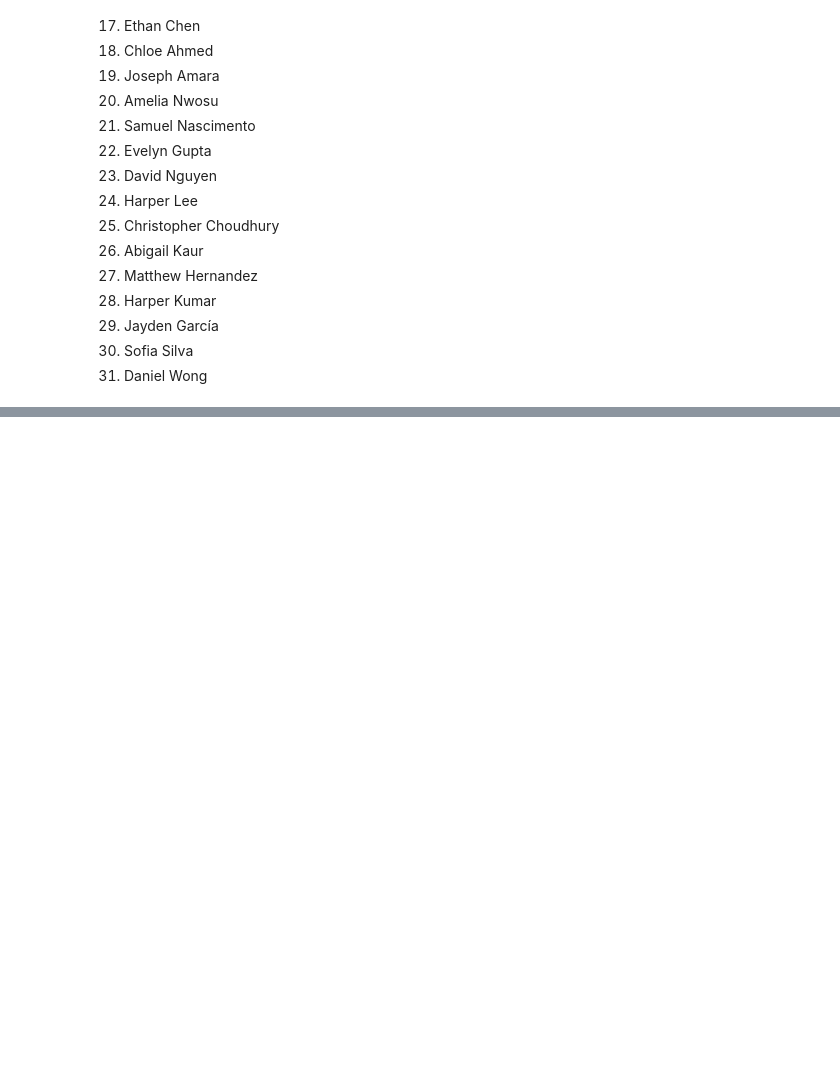
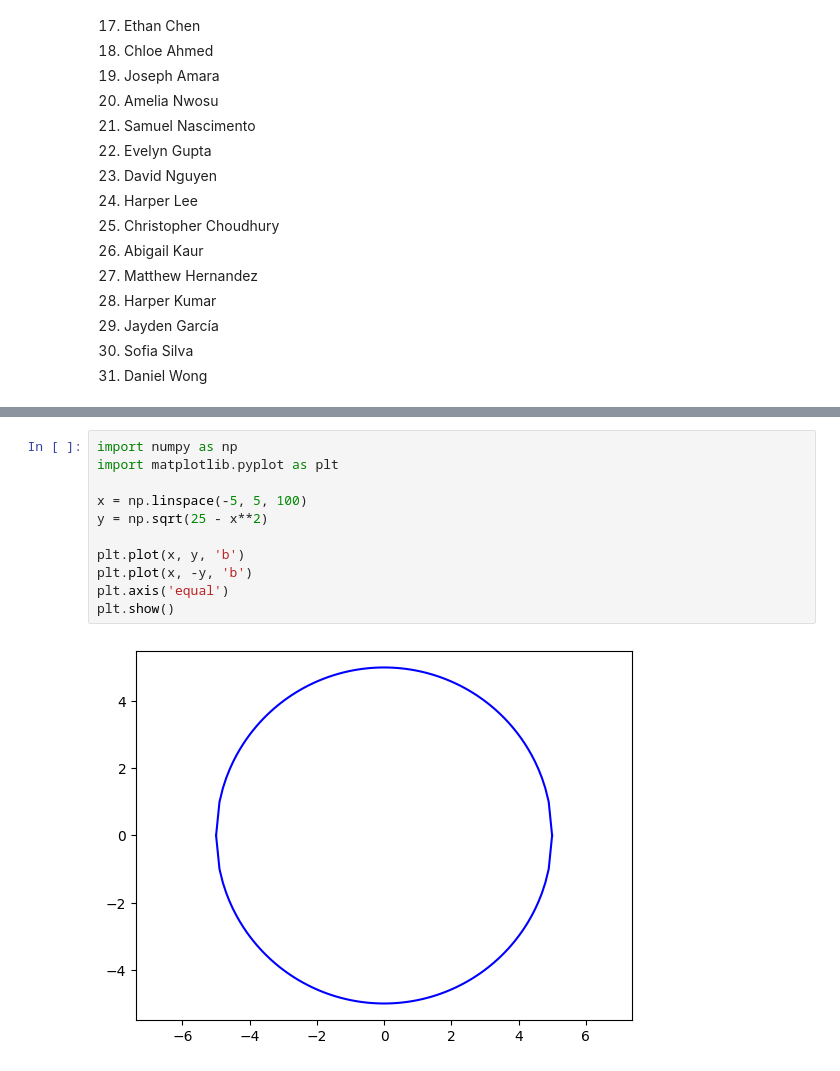
Before and after one commit to jhutrc/beta, a Jupyter notebook: _build/jupyter_execute/dramatis_personae/medical_students/medical_students.ipynb, the cells around one changed output, grey strips where cells are left out. Cells and saved outputs as stored; diff of their text form; blank space fills up the shorter version.

```diff
--- a/_build/jupyter_execute/dramatis_personae/medical_students/medical_students.ipynb
+++ b/_build/jupyter_execute/dramatis_personae/medical_students/medical_students.ipynb
@@ -85,0 +108,13 @@ draw_hub_and_spoke(11)
+# %%
+import numpy as np
+import matplotlib.pyplot as plt
+
+x = np.linspace(-5, 5, 100)
+y = np.sqrt(25 - x**2)
+
+plt.plot(x, y, 'b')
+plt.plot(x, -y, 'b')
+plt.axis('equal')
+plt.show()
+# %% [output]
+[figure, added]
```
Also changed, not shown: parts of 3 cells of this notebook, 8 other files.
